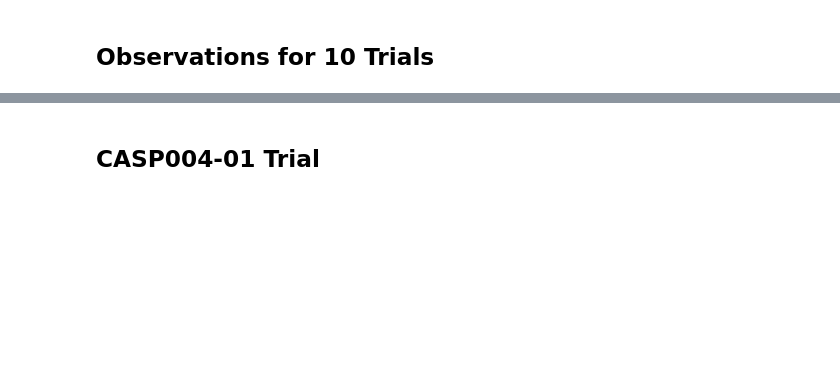
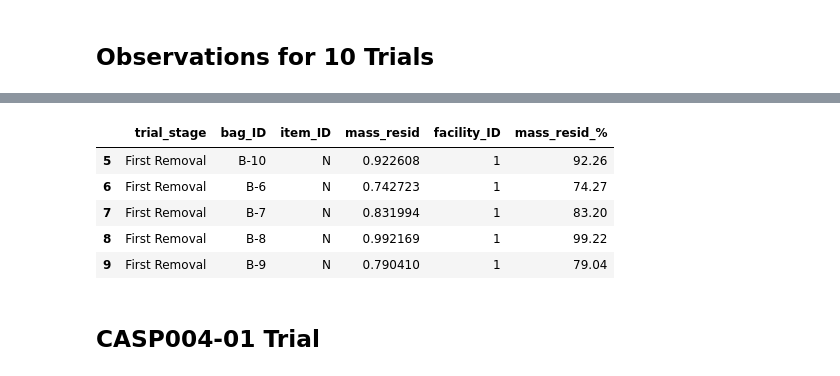
Before and after one commit to uchicago-dsi/compostable-disintegration-analysis, a Jupyter notebook: notebooks/add_observations_10trials.ipynb, the cells around one changed output, grey strips where cells are left out. Cells and saved outputs as stored; diff of their text form; code cells hidden in the pictures; blank space fills up the shorter version.

```diff
--- a/notebooks/add_observations_10trials.ipynb
+++ b/notebooks/add_observations_10trials.ipynb
@@ -23,24 +39,44 @@ mass = mass.rename(columns=new_names)
 # %%
 # Create 'bag_ID'
 mass['bag_ID'] = mass['bag_set'].astype(str) + '-' + mass['bag_number'].astype(str)
 mass.drop(['bag_set', 'bag_number'], axis=1, inplace=True)
 
 # Melt
 melted_mass = pd.melt(mass,
                      id_vars=['facility_name', 'trial_stage', 'bag_ID'],
                      var_name='item_ID',
                      value_name='mass_resid')
 melted_mass = melted_mass.dropna(subset=['mass_resid'])
 melted_mass['item_ID'] = melted_mass['item_ID'].apply(lambda x: x.split('.')[0])
 
-# Adjust 'bag_ID' and 'facility_name'
+# Adjust 'bag_ID' and 'facility_ID'
 
 melted_mass['bag_ID'] = melted_mass['bag_ID'].str.replace(r"\s*\([^)]*\)", "", regex=True)
-melted_mass['facility_name'] = melted_mass['facility_name'].str.extract(r"\((.*?)\)")
+facility_to_ID = {'Facility 1 ( Windrow)': '1',
+                  'Facility 2 (CASP)': '2',
+                  'Facility 3 (EASP)': '3',
+                  'Facility 4 (In-Vessel)': '4',
+                  'Facility 5 (EASP)': '5',
+                  'Facility 6 (CASP)': '6',
+                  'Facility 7 (CASP)': '7',
+                  'Facility 8 (ASP)': '8',
+                  'Facility 9 (EASP)': '9',
+                  'Facility 10 (Windrow)': '10'
+}
+
+melted_mass['facility_ID'] = melted_mass['facility_name'].map(facility_to_ID)
+melted_mass.drop(['facility_name'], axis=1, inplace=True)
+
+# Get mass residual as a percentage
 melted_mass['mass_resid_%'] = (melted_mass['mass_resid'] * 100).round(2)
-
-# save
-# melted_mass.to_csv('/project/data/compiled_results/melted_mass.csv', index=False)
+melted_mass.head()
+# %% [output]
+|  | trial_stage | bag_ID | item_ID | mass_resid | facility_ID | mass_resid_% |
+| 5 | First Removal | B-10 | N | 0.922608 | 1 | 92.26 |
+| 6 | First Removal | B-6 | N | 0.742723 | 1 | 74.27 |
+| 7 | First Removal | B-7 | N | 0.831994 | 1 | 83.20 |
+| 8 | First Removal | B-8 | N | 0.992169 | 1 | 99.22 |
+| 9 | First Removal | B-9 | N | 0.790410 | 1 | 79.04 |
 # %%
 # Repeat for sa
 sa = all_sheets['All SA ImagJ Resids by Prod TAB']
```
Also changed, not shown: parts of 6 cells of this notebook, 1 other file.
